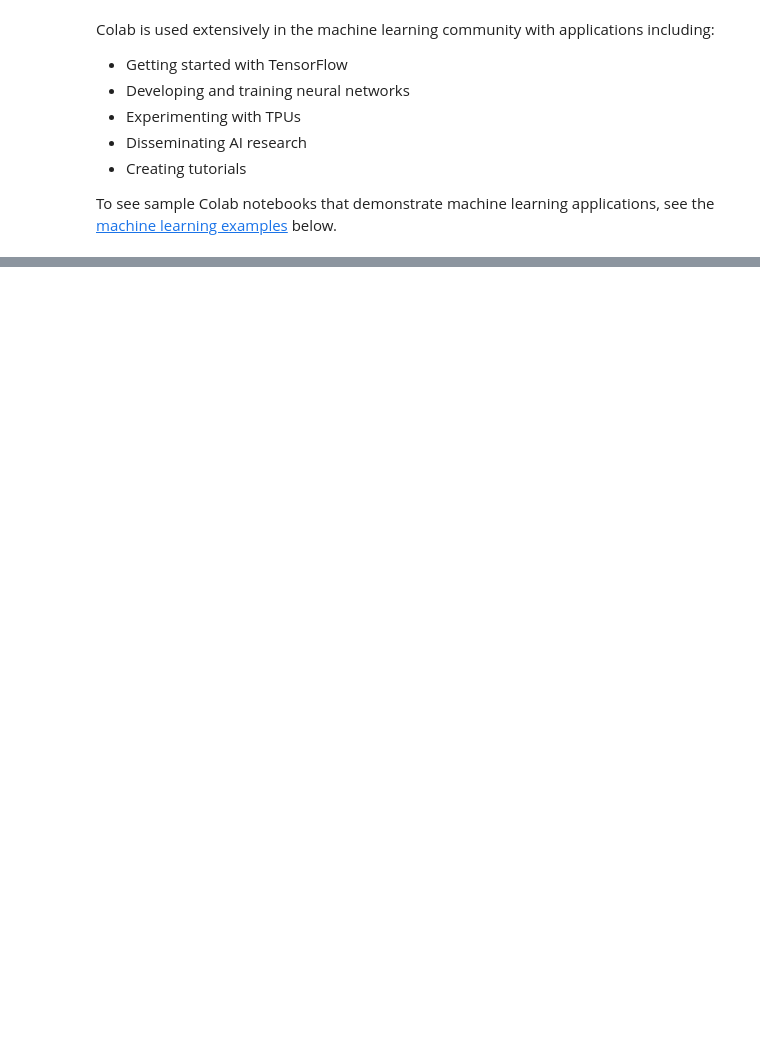
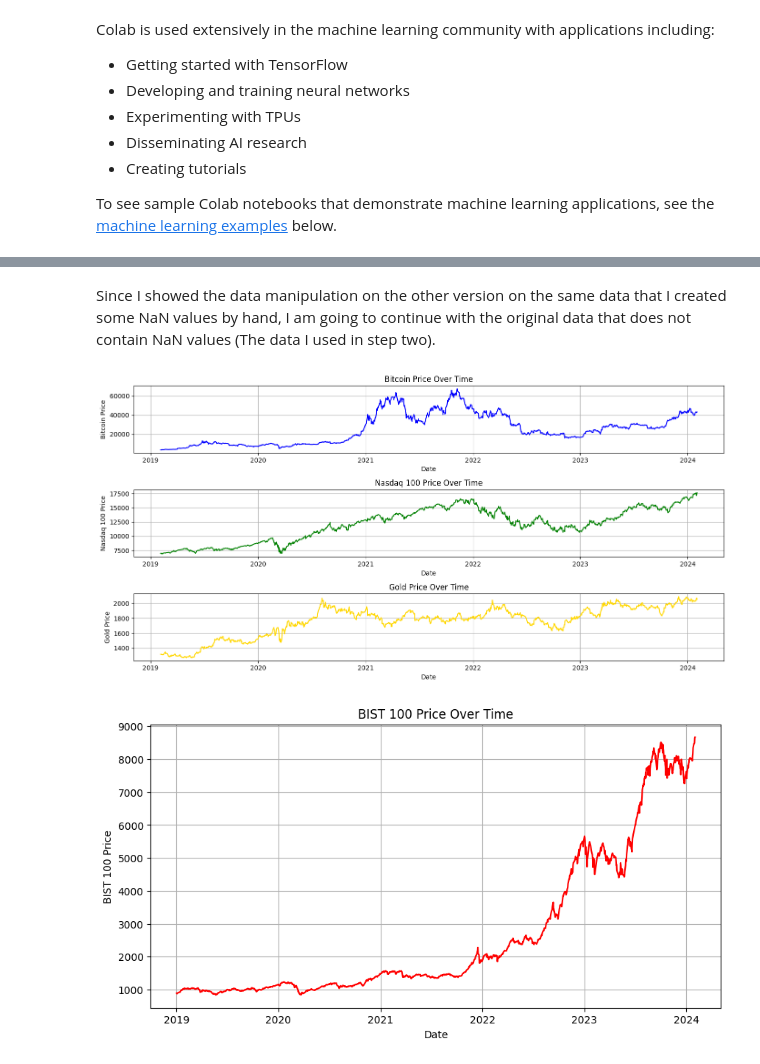
Before and after one commit to minaerdogan/GPS-data-anomaly-detection, a Jupyter notebook: Copy_of_Welcome_To_Colab.ipynb, the cells around one changed output, grey strips where cells are left out. Saved outputs shown, nothing was run; the diff lists cells and outputs as text; code cells hidden in the pictures; blank space fills up the shorter version.

```diff
--- a/Copy_of_Welcome_To_Colab.ipynb
+++ b/Copy_of_Welcome_To_Colab.ipynb
@@ -697,0 +189,18 @@ plt.show()
+# %%
+#I updated all of my codes for step 1 after the submission of step 1 because I changed my data set. I explained above.
+import pandas as pd
+import matplotlib.pyplot as plt
+from google.colab import drive
+import seaborn as sns
+
+
+drive.mount('/content/drive', force_remount=True)
+
+
+stock_market_file_path = "/content/drive/MyDrive/Stock_Market_Data.csv"
+bist100_file_path = "/content/drive/MyDrive/bist100v3.csv"
+bist100_file_path2 = "/content/drive/MyDrive/bist100v2.csv"
+
+columns_to_load_stock_market = ['Date', 'Bitcoin_Price', 'Nasdaq_100_Price', 'Gold_Price']
+stock_market_data = pd.read_csv(stock_market_file_path, usecols=columns_to_load_stock_market)
+stock_market_data.head()
@@ -697,0 +259,59 @@ plt.show()
+# %% [markdown]
+Since I showed the data manipulation on the other version on the same data that I created some NaN values by hand, I am going to continue with the original data that does not contain NaN values (The data I used in step two).
+# %%
+
+
+
+#reverting the date column's type of the datas to datetime
+stock_market_data['Date'] = pd.to_datetime(stock_market_data['Date'], format='%d-%m-%Y')
+bist100_data = pd.read_csv(bist100_file_path, delimiter=';', usecols=['Date', 'Price'])
+bist100_data['Date'] = pd.to_datetime(bist100_data['Date'], format='%m/%d/%Y')
+
+#deleting the commas from the US stock data
+stock_market_data['Bitcoin_Price'] = stock_market_data['Bitcoin_Price'].str.replace(',', '').astype(float)
+stock_market_data['Nasdaq_100_Price'] = stock_market_data['Nasdaq_100_Price'].str.replace(',', '').astype(float)
+stock_market_data['Gold_Price'] = stock_market_data['Gold_Price'].str.replace(',', '').astype(float)
+
+
+#deleting the commas from the bist100 data
+bist100_data['Price'] = bist100_data['Price'].str.replace(',', '').astype(float)
+
+
+#Plotting Bitcoin_Price, Nasdaq_100_Price, and Gold_Price against Date
+plt.figure(figsize=(14, 7))
+
+plt.subplot(3, 1, 1)
+plt.plot(stock_market_data['Date'], stock_market_data['Bitcoin_Price'], label='Bitcoin Price', color='blue')
+plt.title('Bitcoin Price Over Time')
+plt.xlabel('Date')
+plt.ylabel('Bitcoin Price')
+plt.grid(True)
+
+plt.subplot(3, 1, 2)
+plt.plot(stock_market_data['Date'], stock_market_data['Nasdaq_100_Price'], label='Nasdaq 100 Price', color='green')
+plt.title('Nasdaq 100 Price Over Time')
+plt.xlabel('Date')
+plt.ylabel('Nasdaq 100 Price')
+plt.grid(True)
+
+plt.subplot(3, 1, 3)
+plt.plot(stock_market_data['Date'], stock_market_data['Gold_Price'], label='Gold Price', color='gold')
+plt.title('Gold Price Over Time')
+plt.xlabel('Date')
+plt.ylabel('Gold Price')
+plt.grid(True)
+
+plt.tight_layout()
+plt.show()
+
+#plotting bist100 index against Date
+plt.figure(figsize=(10, 5))
+plt.plot(bist100_data['Date'], bist100_data['Price'], label='BIST 100 Price', color='red')
+plt.title('BIST 100 Price Over Time')
+plt.xlabel('Date')
+plt.ylabel('BIST 100 Price')
+plt.grid(True)
+plt.show()
+# %% [output]
+[figure, added]
+[figure, added]
```
Also changed, not shown: parts of 59 cells of this notebook.
